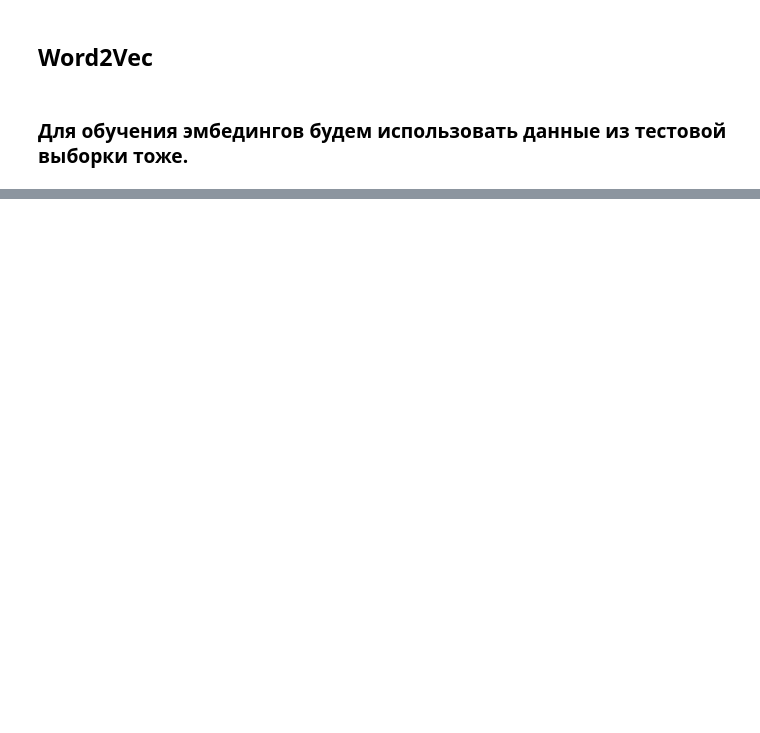
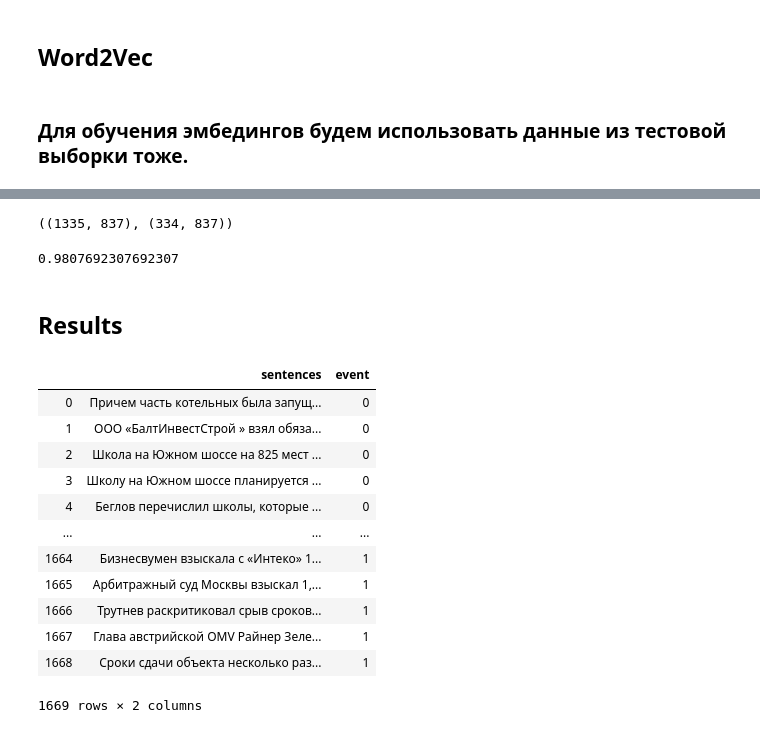
Before and after one commit to safrewlen/Portfolio, a Jupyter notebook: Sber_NLP/Test_task_sberbank.ipynb, the cells around one changed output, grey strips where cells are left out. Saved outputs shown, nothing was run; the diff lists cells and outputs as text; code cells hidden in the pictures; blank space fills up the shorter version.

Commit message:
added word2vec and description, got results

```diff
--- a/Sber_NLP/Test_task_sberbank.ipynb
+++ b/Sber_NLP/Test_task_sberbank.ipynb
@@ -346,0 +376,27 @@ ModuleNotFoundError: No module named 'gensim'
+# %%
+X_train_to_model.shape, X_test_to_model.shape
+# %% [output]
+((1335, 837), (334, 837))
+# %%
+y_pred = model_cat.predict(X_train_to_model)
+fbeta_score(y_train, y_pred, 2)
+# %% [output]
+0.9807692307692307
+# %% [markdown]
+## Results
+# %%
+train_df
+# %% [output]
+|  | sentences | event |
+| 0 | Причем часть котельных была запущ... | 0 |
+| 1 | ООО «БалтИнвестСтрой » взял обяза... | 0 |
+| 2 | Школа на Южном шоссе на 825 мест ... | 0 |
+| 3 | Школу на Южном шоссе планируется ... | 0 |
+| 4 | Беглов перечислил школы, которые ... | 0 |
+| ... | ... | ... |
+| 1664 | Бизнесвумен взыскала с «Интеко» 1... | 1 |
+| 1665 | Арбитражный суд Москвы взыскал 1,... | 1 |
+| 1666 | Трутнев раскритиковал срыв сроков... | 1 |
+| 1667 | Глава австрийской OMV Райнер Зеле... | 1 |
+| 1668 | Сроки сдачи объекта несколько раз... | 1 |
+1669 rows × 2 columns
```
Also changed, not shown: parts of 72 cells of this notebook.
